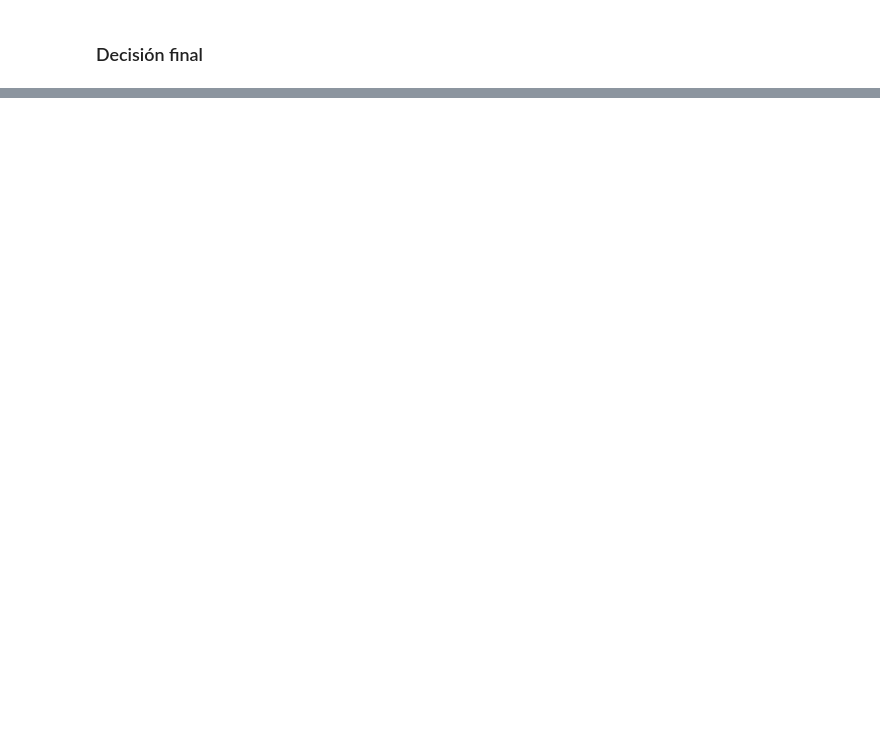
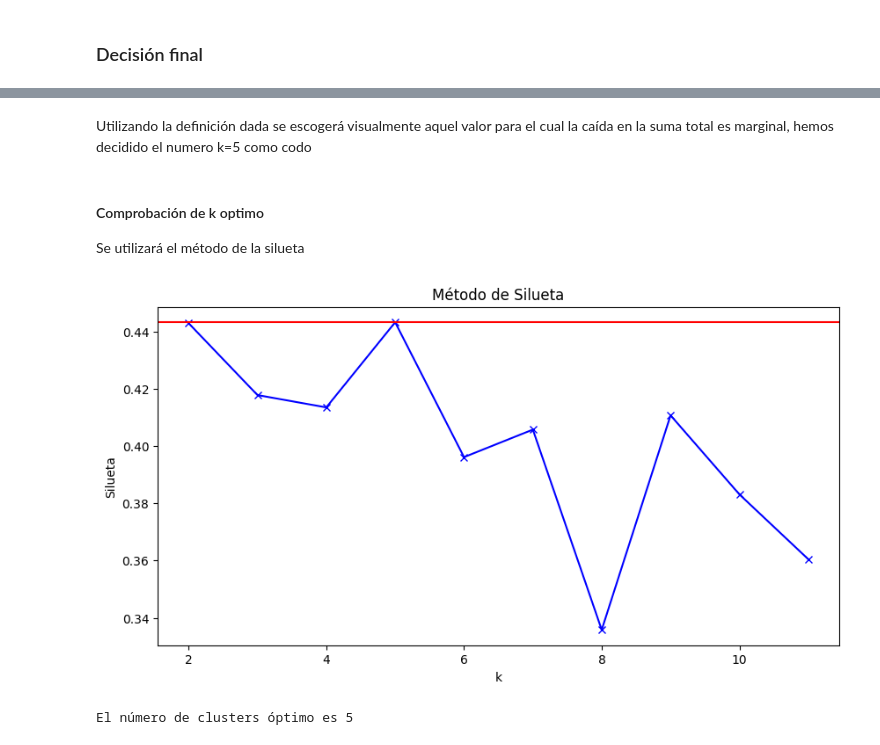
Before and after one commit to The-Shield-Team/SHIELD-ML-Monopoly, a Jupyter notebook: index.ipynb, the cells around one changed output, grey strips where cells are left out. Cells and saved outputs as stored; diff of their text form; code cells hidden in the pictures; blank space fills up the shorter version.

```diff
--- a/index.ipynb
+++ b/index.ipynb
@@ -1450,0 +1542,22 @@ for score, name in zip(rf_1.feature_importances_, X_train_clas_sm.columns):
+# %% [markdown]
+Utilizando la definición dada se escogerá visualmente aquel valor para el cual la caída en la suma total es marginal, hemos decidido el numero k=5 como codo
+# %% [markdown]
+#### Comprobación de k optimo
+
+Se utilizará el método de la silueta
+# %%
+# identificar el numero de clusters optimo usando el metodo de silhouette poniendo los valores de los puntos encontrados
+plt.figure(figsize=(10, 5))
+plt.plot(k_range, silhouette, 'bx-')
+plt.xlabel('k')
+plt.ylabel('Silueta')
+plt.title('Método de Silueta')
+# graficar una linea horizontal en el valor mayor
+plt.axhline(y=max(silhouette), color='r', linestyle='-')
+plt.show()
+
+
+print(f'El número de clusters óptimo es {silhouette.index(max(silhouette)) + 2}')
+# %% [output]
+[figure, added]
+El número de clusters óptimo es 5
```
Also changed, not shown: parts of 27 cells of this notebook.
